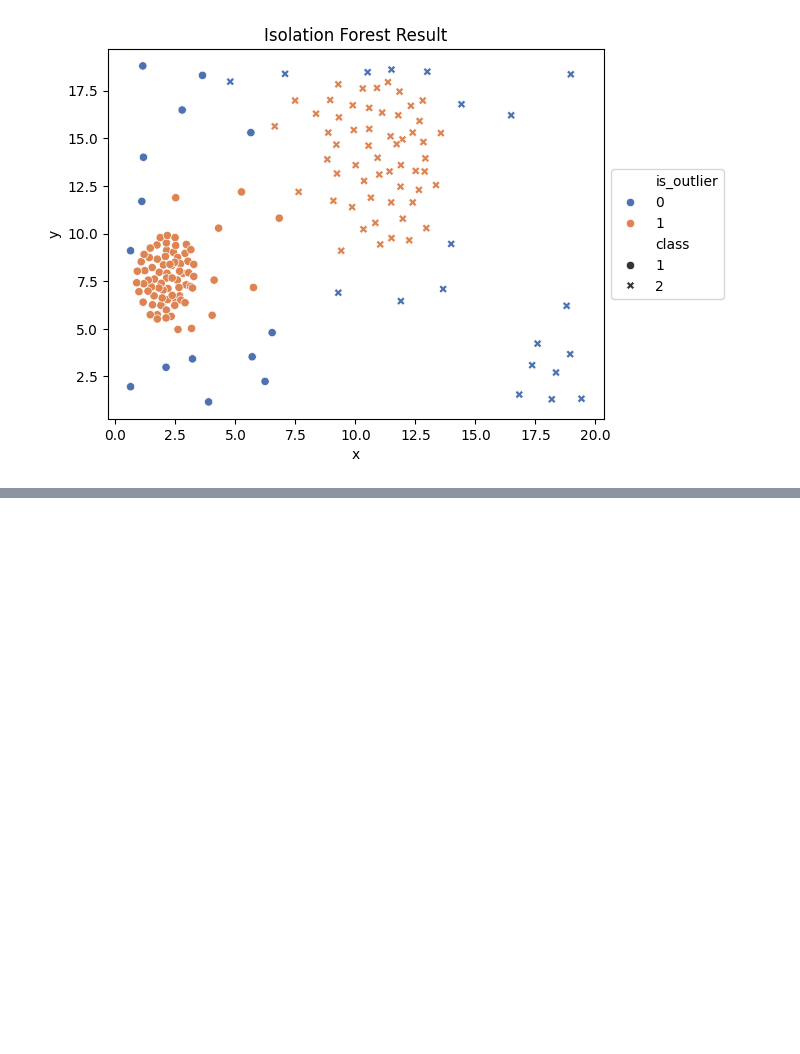
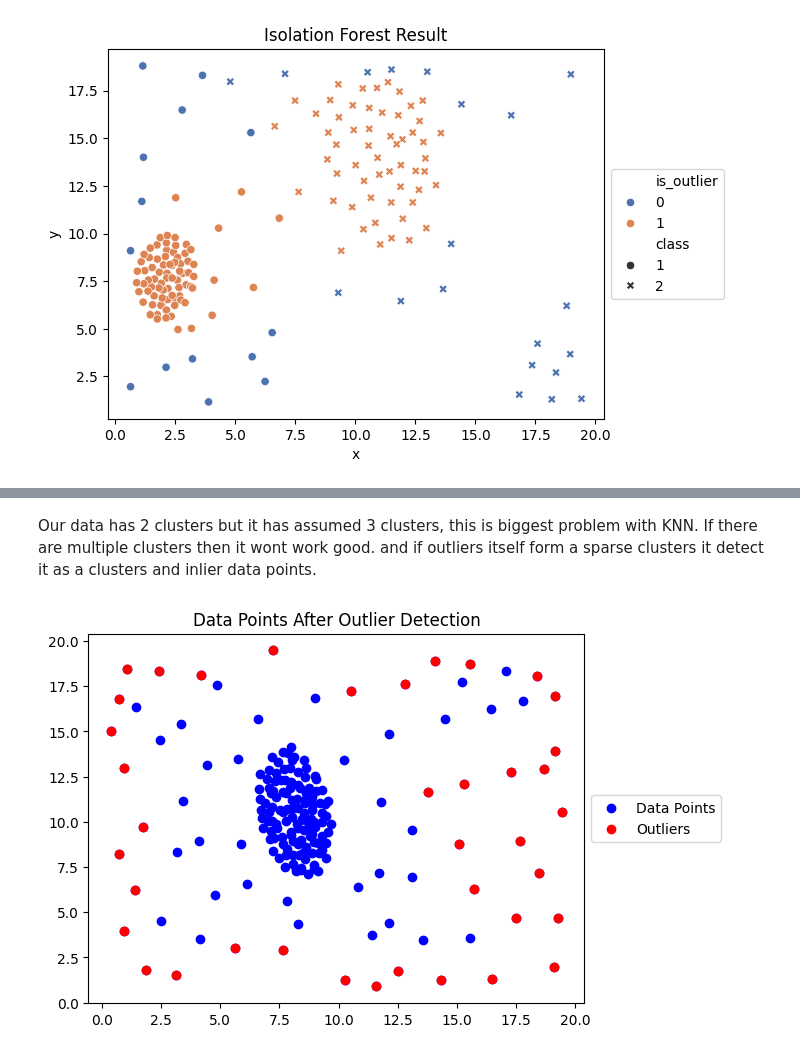
Before and after one commit to ronylpatil/data-preprocessing, a Jupyter notebook: notebooks/outliers_handling.ipynb, the cells around one changed output, grey strips where cells are left out. Drawn from its saved outputs; the diff is of its cells as text; code cells hidden in the pictures; blank space fills up the shorter version.

```diff
--- a/notebooks/outliers_handling.ipynb
+++ b/notebooks/outliers_handling.ipynb
@@ -400,0 +442,30 @@ Mostly preferd when dealing with high dimensional data.
+# %% [markdown]
+Our data has 2 clusters but it has assumed 3 clusters, this is biggest problem with KNN. If there are multiple clusters then it wont work good. and if outliers itself form a sparse clusters it detect it as a clusters and inlier data points.
+# %%
+sample3 = pd.read_csv(pathlib.Path().resolve().parent.as_posix() + '/data/raw/sample4.csv')
+X = sample3.iloc[:, [0,1]]
+
+from sklearn.neighbors import NearestNeighbors
+
+nbrs = NearestNeighbors(n_neighbors=15).fit(X)
+distances, indices = nbrs.kneighbors(X)
+
+# Calculate the outlier score
+outlier_scores = np.mean(distances[:, 1:], axis=1)
+
+# Determine a threshold
+threshold = np.percentile(outlier_scores, 80)  # using the 75th percentile as the threshold
+
+# Identify outliers
+outlier_indices = np.where(outlier_scores > threshold)[0]
+outliers = X.iloc[outlier_indices]
+
+# Plot the data after outlier detection
+# plt.figure(figsize=(8, 6))
+plt.scatter(X.iloc[:, 0], X.iloc[:, 1], color='blue', label='Data Points')
+plt.scatter(outliers.iloc[:, 0], outliers.iloc[:, 1], color='red', label='Outliers')
+plt.title('Data Points After Outlier Detection')
+plt.legend(loc = 'center left', bbox_to_anchor = (1, 0.5))
+plt.show()
+# %% [output]
+[figure, added]
```
Also changed, not shown: parts of 15 cells of this notebook.
